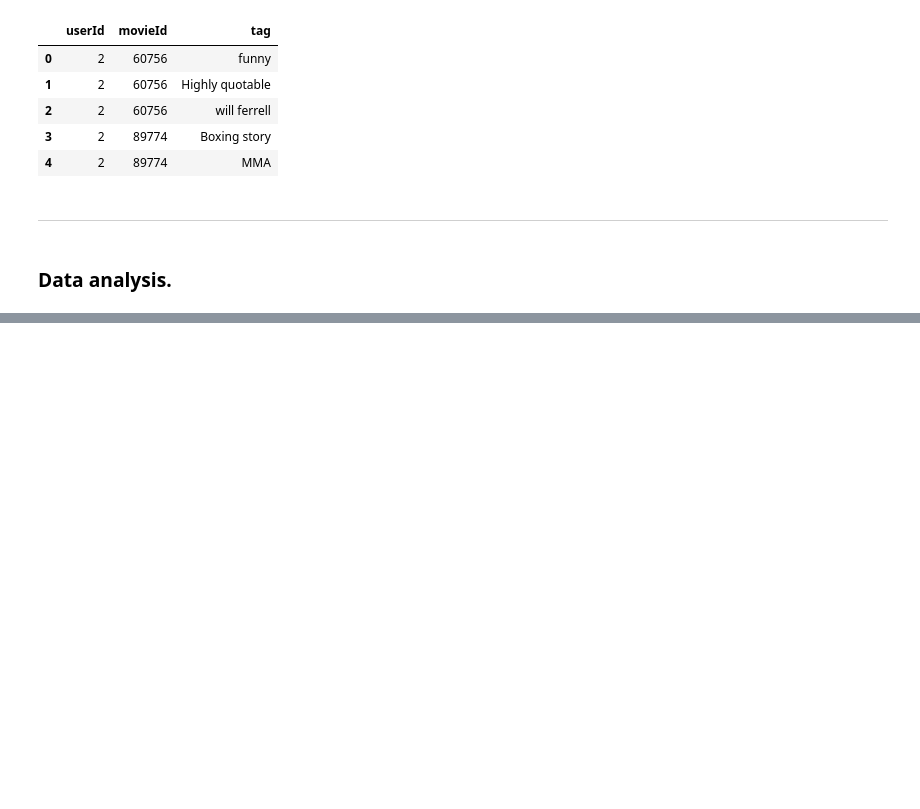
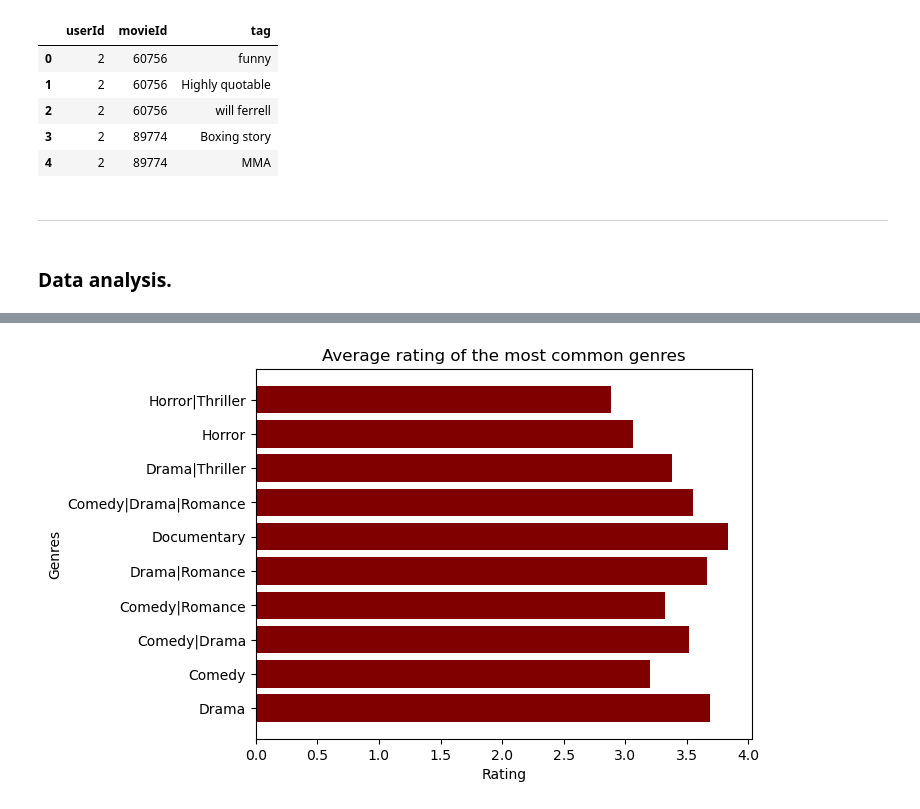
Before and after one commit to ngeny-brian/MOVIE-RECOMMENDATION-SYSTEM, a Jupyter notebook: recom-sys.ipynb, the cells around one changed output, grey strips where cells are left out. Drawn from its saved outputs; the diff is of its cells as text; code cells hidden in the pictures; blank space fills up the shorter version.

```diff
--- a/recom-sys.ipynb
+++ b/recom-sys.ipynb
@@ -302,0 +303,4 @@ Next, I analyze the data to discover trends and other hidden patterns within the
+# %%
+# create a list of the top ten most common genres
+genres = list(movie_data['genres'].value_counts()[:10].index)
+genres
@@ -302,0 +318,18 @@ Next, I analyze the data to discover trends and other hidden patterns within the
+# %%
+
+# group the movies by genre and find the average rating of the top ten most common genres
+movies_grouped = merged_df.groupby(['genres'])['rating'].mean()
+
+genre_rating = {}
+for genre in genres:
+    genre_rating[genre] = movies_grouped[genre]
+
+# plot a bar plot of the average rating of genres
+ratings = list(genre_rating.values())
+plt.barh(genres, ratings, color= 'maroon')
+plt.ylabel('Genres')
+plt.xlabel('Rating')
+plt.title('Average rating of the most common genres')
+plt.show()
+# %% [output]
+[figure, added]
```
Also changed, not shown: parts of 11 cells of this notebook.
